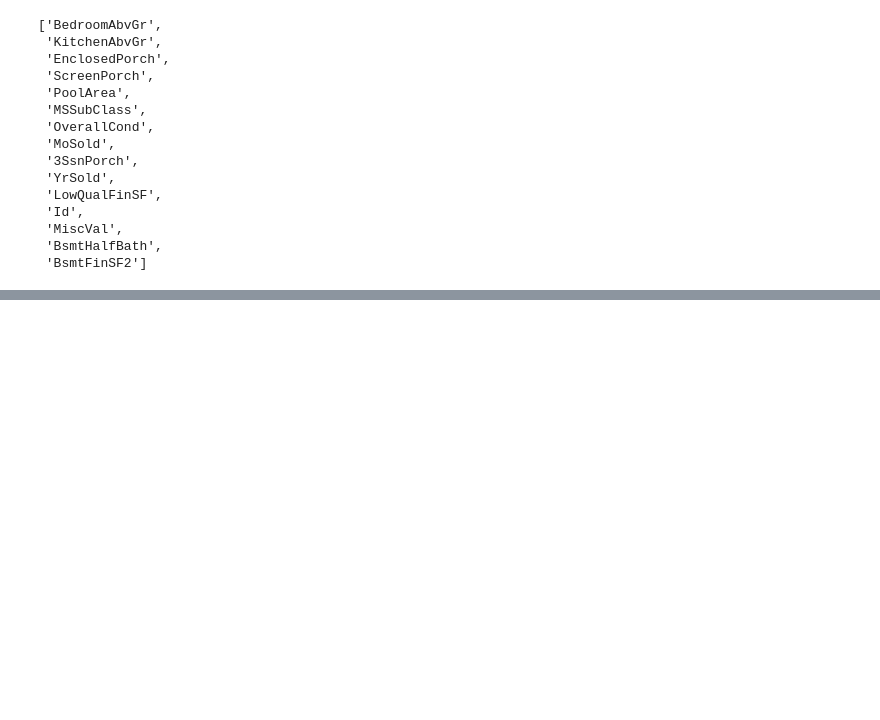
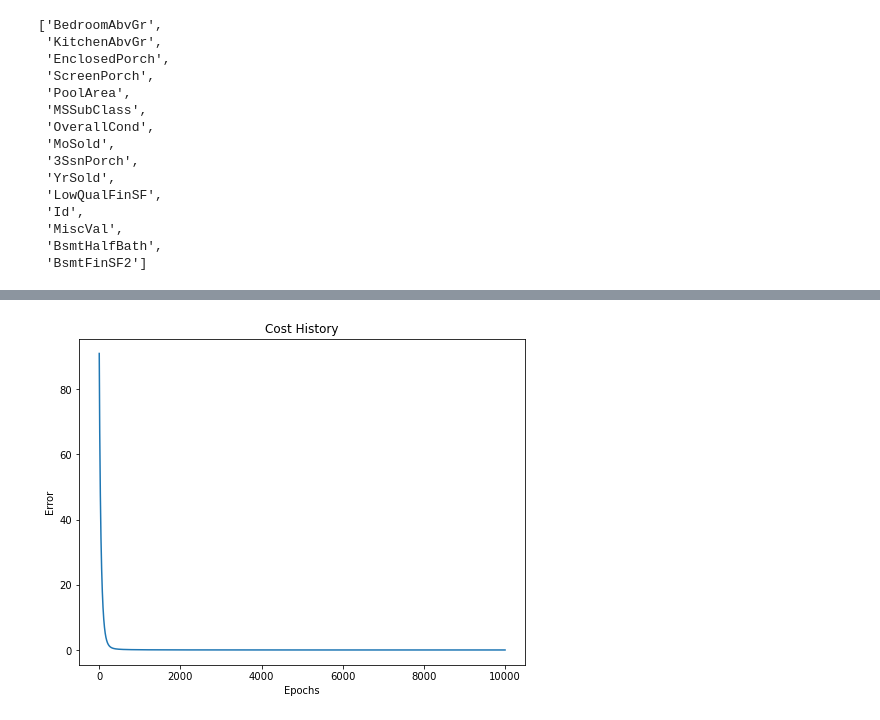
Before and after one commit to Acelogic/ML-Multiple-Linear-Regression, a Jupyter notebook: Project_1/src/main.ipynb, the cells around one changed output, grey strips where cells are left out. Drawn from its saved outputs; the diff is of its cells as text; code cells hidden in the pictures; blank space fills up the shorter version.

```diff
--- a/Project_1/src/main.ipynb
+++ b/Project_1/src/main.ipynb
@@ -336 +271,8 @@ print_rmse_score_by_model("Linear Regression", lr)
+# %%
+y_train = np.log(y_train)
+y_val = np.log(y_val)
+# %%
+def CostFunction(x,y,w,b):
+    cost = np.sum((((x.dot(w) + b) - y) ** 2) / (2*len(y)))
+    return cost
 # %%
@@ -391,0 +293,4 @@ plt.show()
+# %%
+wei = np.random.randn(x_train.shape[1])
+# %%
+w, b, c= GradientDescent(x_train, y_train, wei, 1, 0.01,epochs=10000)
@@ -392,3 +308,12 @@ plt.show()
+# %%
+plt.figure(figsize=(8,6))
+plt.xlabel('Epochs')
+plt.ylabel('Error')
+plt.title('Cost History')
+plt.plot(c)
+plt.show()
+# %% [output]
+[figure, added]
 # %%
 def predict(X, w,b):
     return X.dot(w) + b
```
Also changed, not shown: parts of 53 cells of this notebook, 1 other file.
